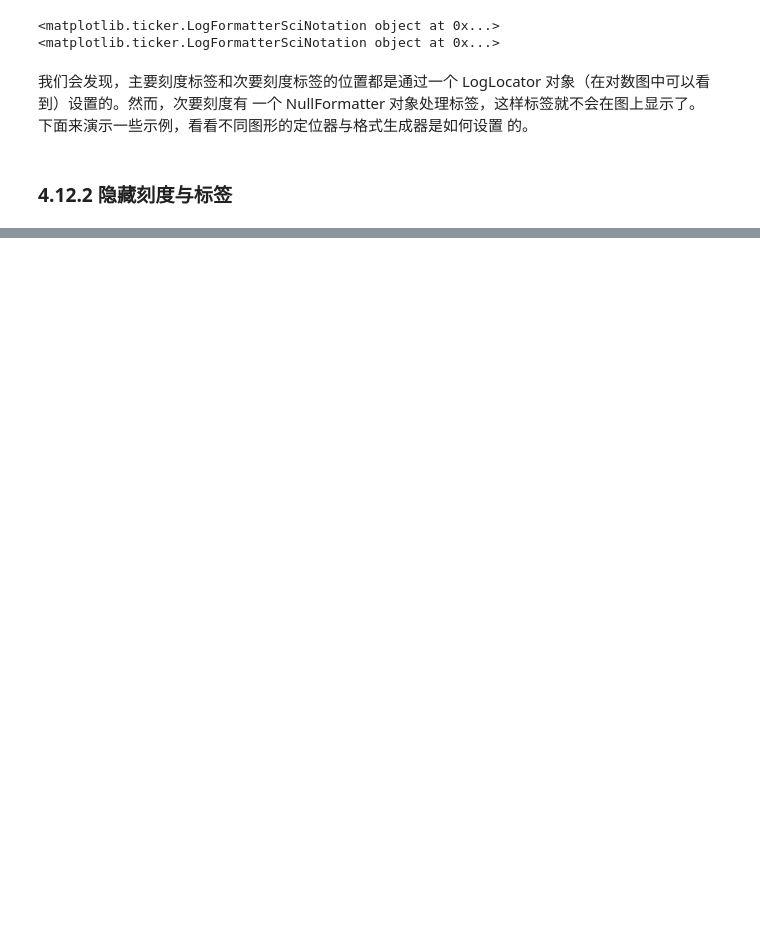
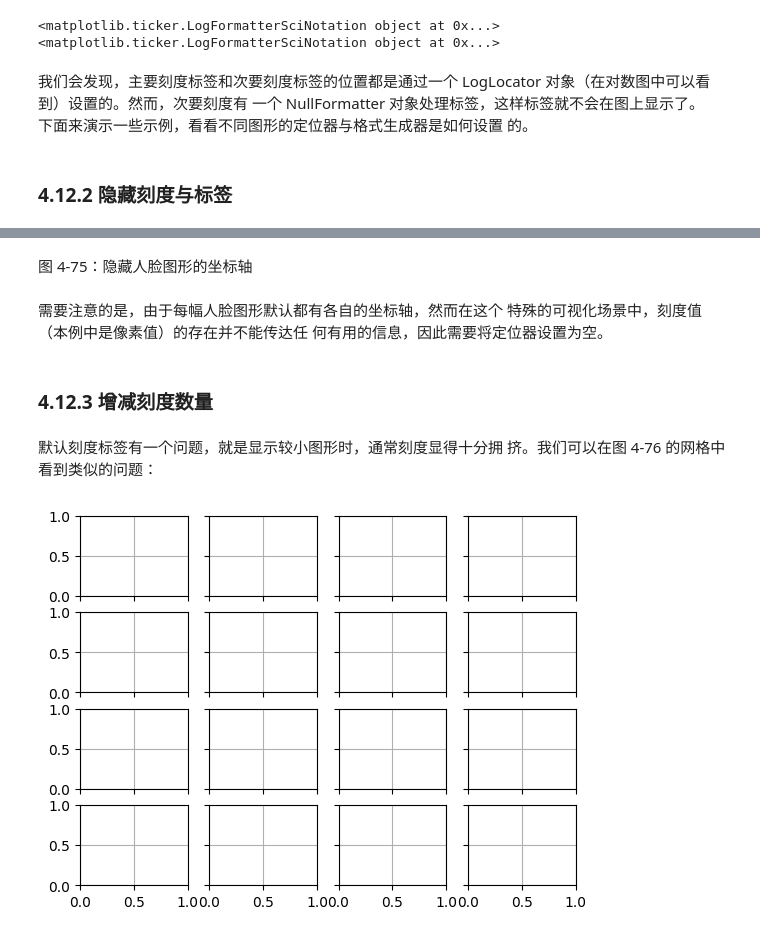
Before and after one commit to HaichengHao/machinelearnning, a Jupyter notebook: 00超基础数据科学手册自敲代码/04matplotlib数据可视化/code/05matplotlib第五段.ipynb, the cells around one changed output, grey strips where cells are left out. Cells and saved outputs as stored; diff of their text form; code cells hidden in the pictures; blank space fills up the shorter version.

```diff
--- a/00超基础数据科学手册自敲代码/04matplotlib数据可视化/code/05matplotlib第五段.ipynb
+++ b/00超基础数据科学手册自敲代码/04matplotlib数据可视化/code/05matplotlib第五段.ipynb
@@ -126,0 +162,18 @@ LogLocator 对象（在对数图中可以看到）设置的。然而，次要刻
+# %% [markdown]
+<p class='atcenter'>图 4-75：隐藏人脸图形的坐标轴</p
+# %% [markdown]
+需要注意的是，由于每幅人脸图形默认都有各自的坐标轴，然而在这个
+特殊的可视化场景中，刻度值（本例中是像素值）的存在并不能传达任
+何有用的信息，因此需要将定位器设置为空。
+# %% [markdown]
+### 4.12.3 增减刻度数量
+# %% [markdown]
+默认刻度标签有一个问题，就是显示较小图形时，通常刻度显得十分拥
+挤。我们可以在图 4-76 的网格中看到类似的问题：
+# %%
+fig,ax = plt.subplots(4,4,sharex=True,sharey=True)
+for i in range(0,4):
+    for j in range(0,4):
+        ax[i][j].grid(True)
+# %% [output]
+[figure, added]
```
Also changed, not shown: parts of 28 cells of this notebook, 4 other files.
